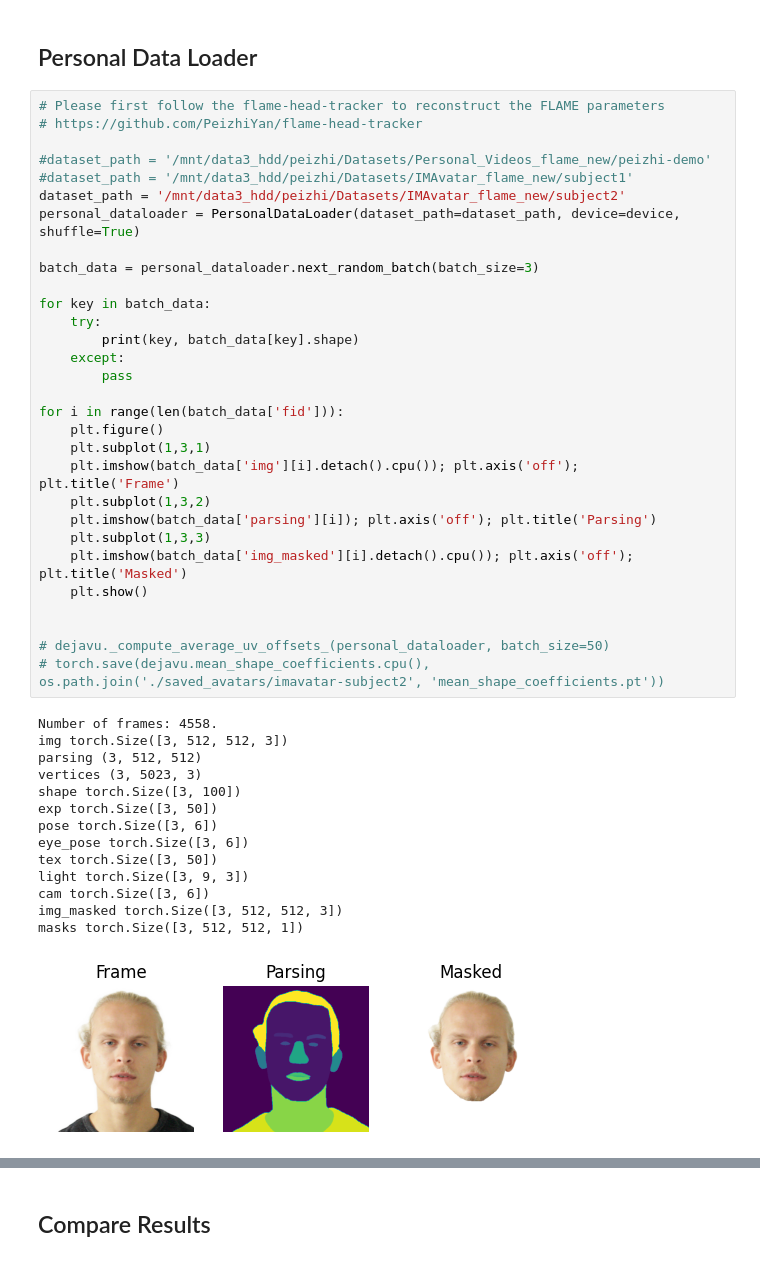
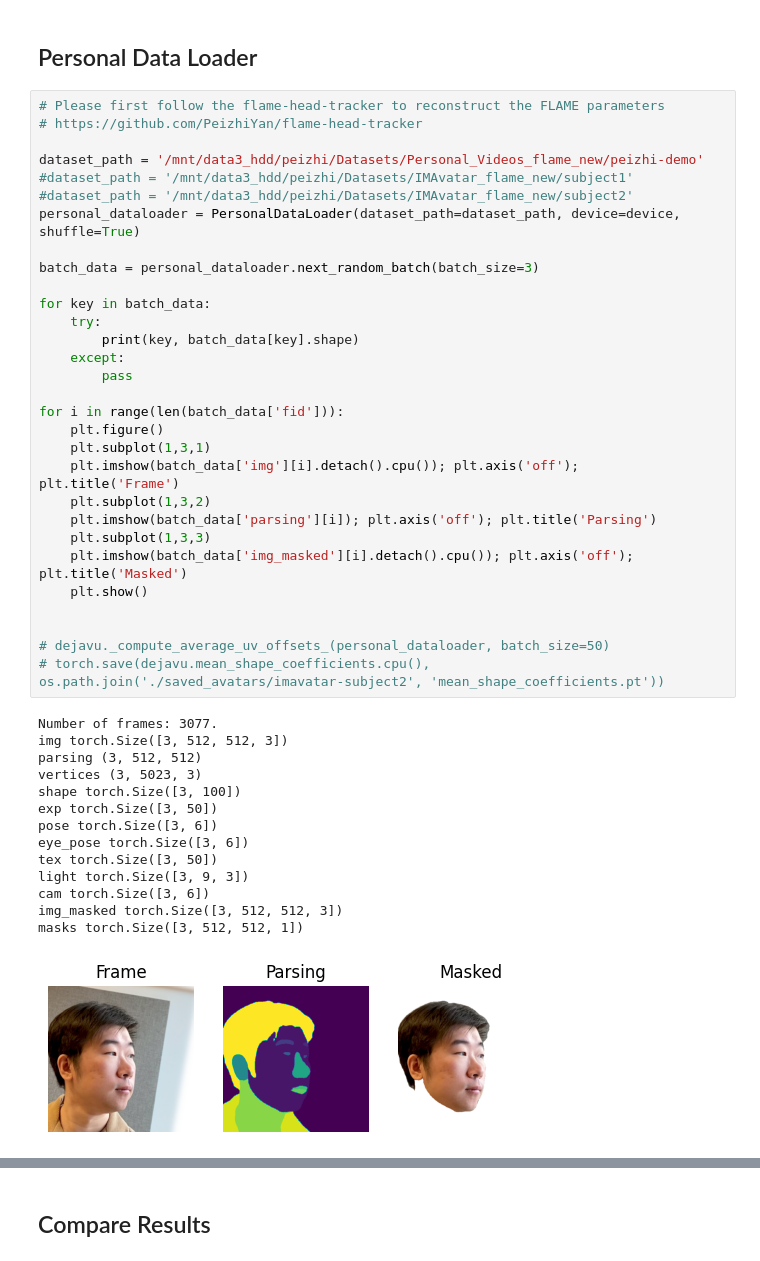
Before and after one commit to PeizhiYan/gaussian-dejavu, a Jupyter notebook: examples/experiment.ipynb, the cells around one changed output, grey strips where cells are left out. Drawn from its saved outputs; the diff is of its cells as text.

```diff
--- a/examples/experiment.ipynb
+++ b/examples/experiment.ipynb
@@ -82,9 +82,9 @@ Head avatar parameters loaded
 # Please first follow the flame-head-tracker to reconstruct the FLAME parameters
 # https://github.com/PeizhiYan/flame-head-tracker
 
-#dataset_path = '/mnt/data3_hdd/peizhi/Datasets/Personal_Videos_flame_new/peizhi-demo'
+dataset_path = '/mnt/data3_hdd/peizhi/Datasets/Personal_Videos_flame_new/peizhi-demo'
 #dataset_path = '/mnt/data3_hdd/peizhi/Datasets/IMAvatar_flame_new/subject1'
-dataset_path = '/mnt/data3_hdd/peizhi/Datasets/IMAvatar_flame_new/subject2'
+#dataset_path = '/mnt/data3_hdd/peizhi/Datasets/IMAvatar_flame_new/subject2'
 personal_dataloader = PersonalDataLoader(dataset_path=dataset_path, device=device, shuffle=True)
 
 batch_data = personal_dataloader.next_random_batch(batch_size=3)
@@ -94,32 +94,32 @@ for key in batch_data:
         print(key, batch_data[key].shape)
     except:
         pass
 
 for i in range(len(batch_data['fid'])):
     plt.figure()
     plt.subplot(1,3,1)
     plt.imshow(batch_data['img'][i].detach().cpu()); plt.axis('off'); plt.title('Frame')
     plt.subplot(1,3,2)
     plt.imshow(batch_data['parsing'][i]); plt.axis('off'); plt.title('Parsing')
     plt.subplot(1,3,3)
     plt.imshow(batch_data['img_masked'][i].detach().cpu()); plt.axis('off'); plt.title('Masked')
     plt.show()
 
 
 # dejavu._compute_average_uv_offsets_(personal_dataloader, batch_size=50)
 # torch.save(dejavu.mean_shape_coefficients.cpu(), os.path.join('./saved_avatars/imavatar-subject2', 'mean_shape_coefficients.pt'))
 # %% [output]
-Number of frames: 4558.
+Number of frames: 3077.
 img torch.Size([3, 512, 512, 3])
 parsing (3, 512, 512)
 vertices (3, 5023, 3)
 shape torch.Size([3, 100])
 exp torch.Size([3, 50])
 pose torch.Size([3, 6])
 eye_pose torch.Size([3, 6])
 tex torch.Size([3, 50])
 light torch.Size([3, 9, 3])
 cam torch.Size([3, 6])
 img_masked torch.Size([3, 512, 512, 3])
 masks torch.Size([3, 512, 512, 1])
-[figure, old version]
+[figure, new version]
```
Also changed, not shown: parts of 7 cells of this notebook, 38 other files.
